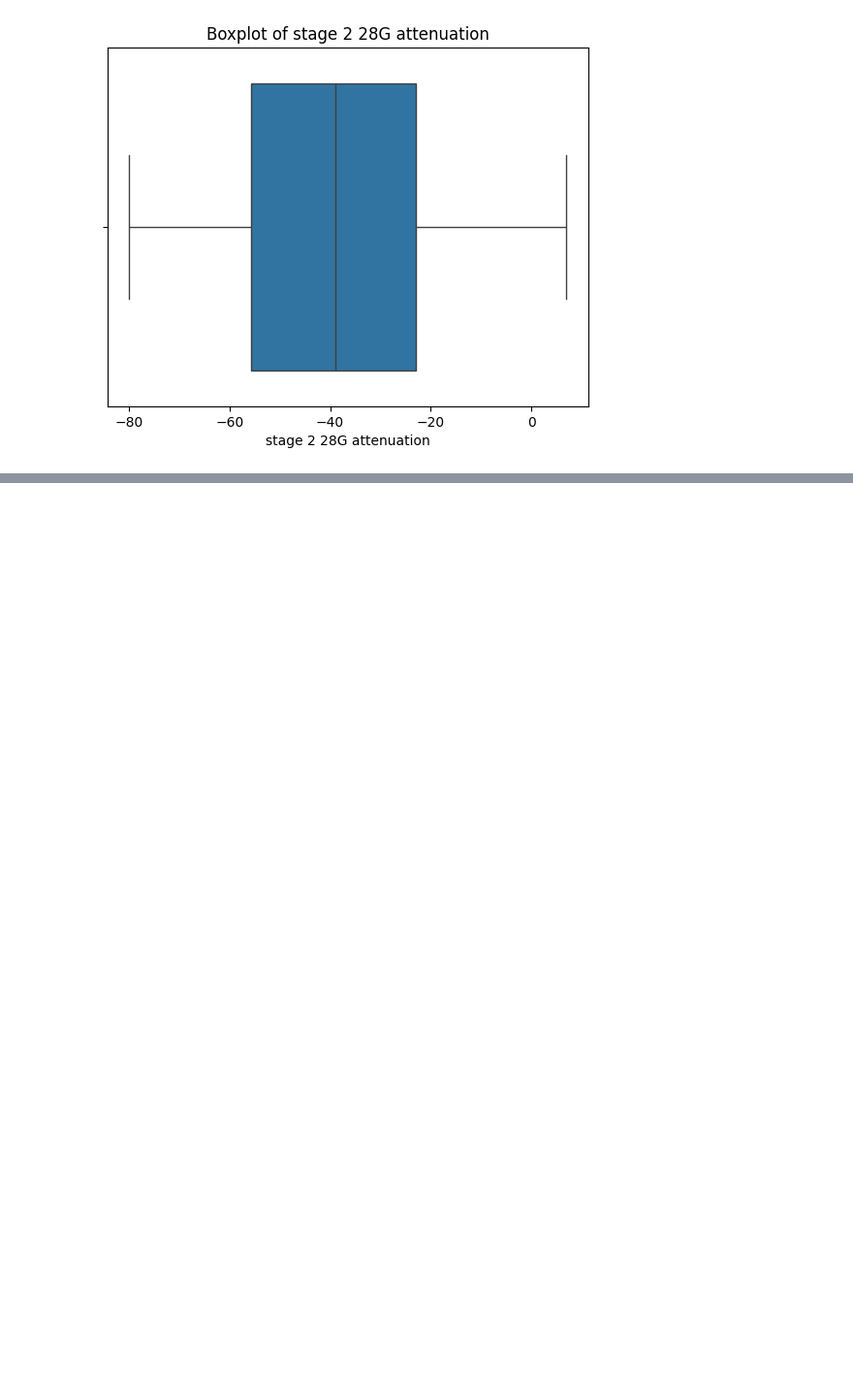
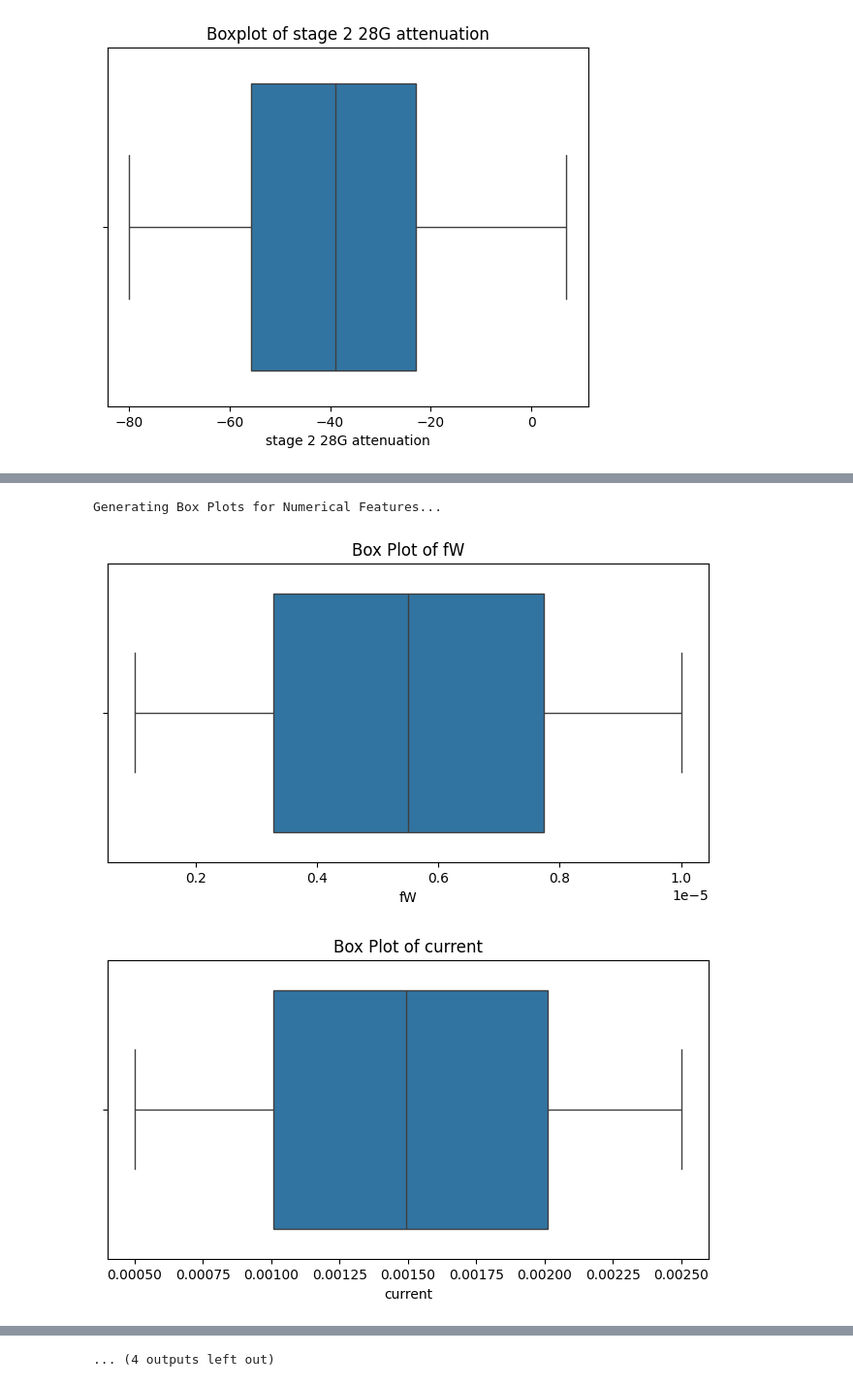
Before and after one commit to Oysturn-Vas/Machine-Learning-for-CTLE-Circuit-Generation, a Jupyter notebook: visualization.ipynb, the cells around one changed output, grey strips where cells are left out. Shown at 97% size. Drawn from its saved outputs; the diff is of its cells as text; code cells hidden in the pictures; blank space fills up the shorter version.

```diff
--- a/visualization.ipynb
+++ b/visualization.ipynb
@@ -141,0 +179,12 @@ for col in target_cols:
+# %%
+# Visualizations - Box Plots for Numerical Features (for Outlier Detection)
+print("\nGenerating Box Plots for Numerical Features...")
+for col in plot_numerical_cols:
+    plt.figure(figsize=(8, 4))
+    sns.boxplot(x=df[col])
+    plt.title(f"Box Plot of {col}")
+    plt.show()
+# %% [output]
+Generating Box Plots for Numerical Features...
+[figure, added]
+[figure, added]
@@ -141,0 +200 @@ for col in target_cols:
+... (4 outputs left out)
```
Also changed, not shown: parts of 12 cells of this notebook, 2 other files.
